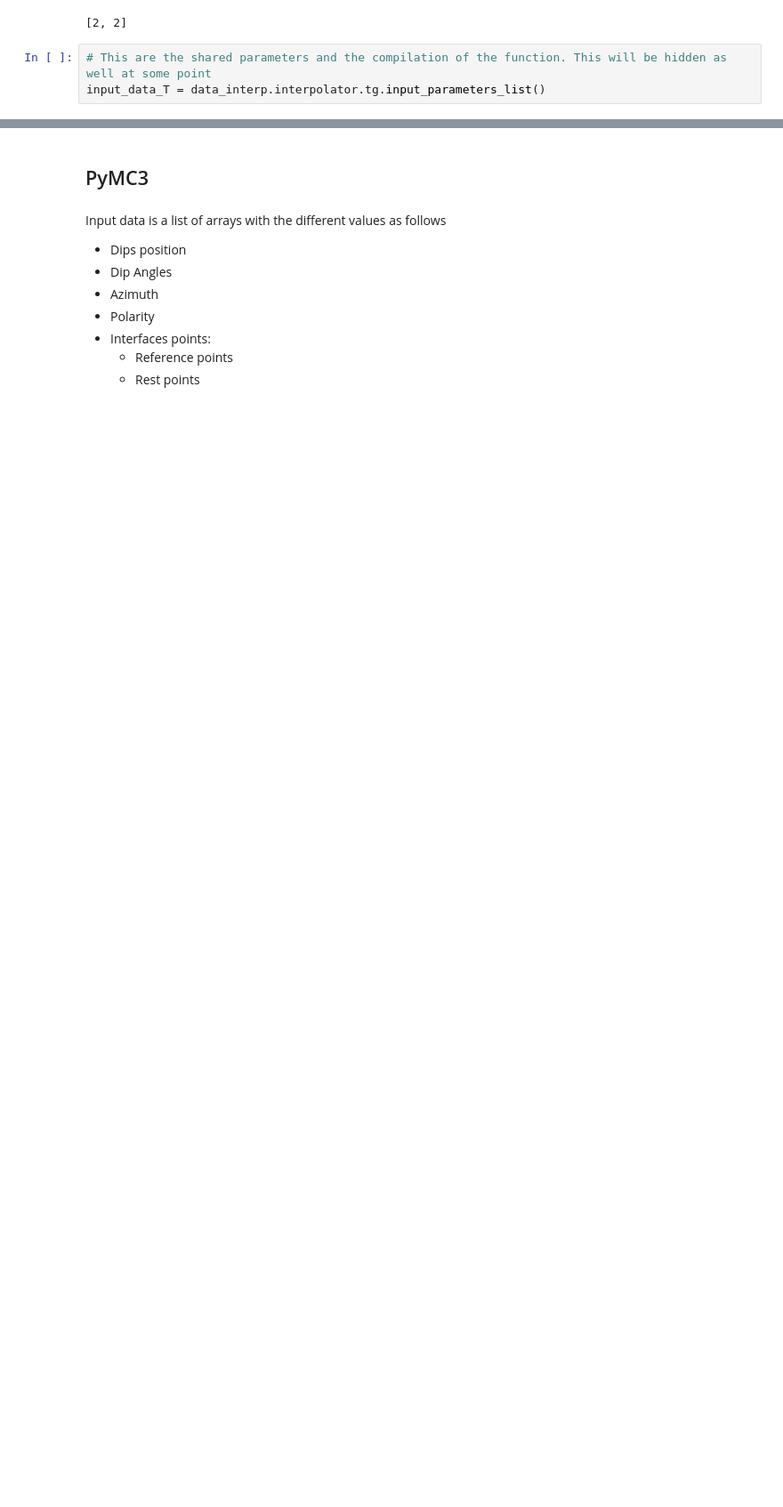
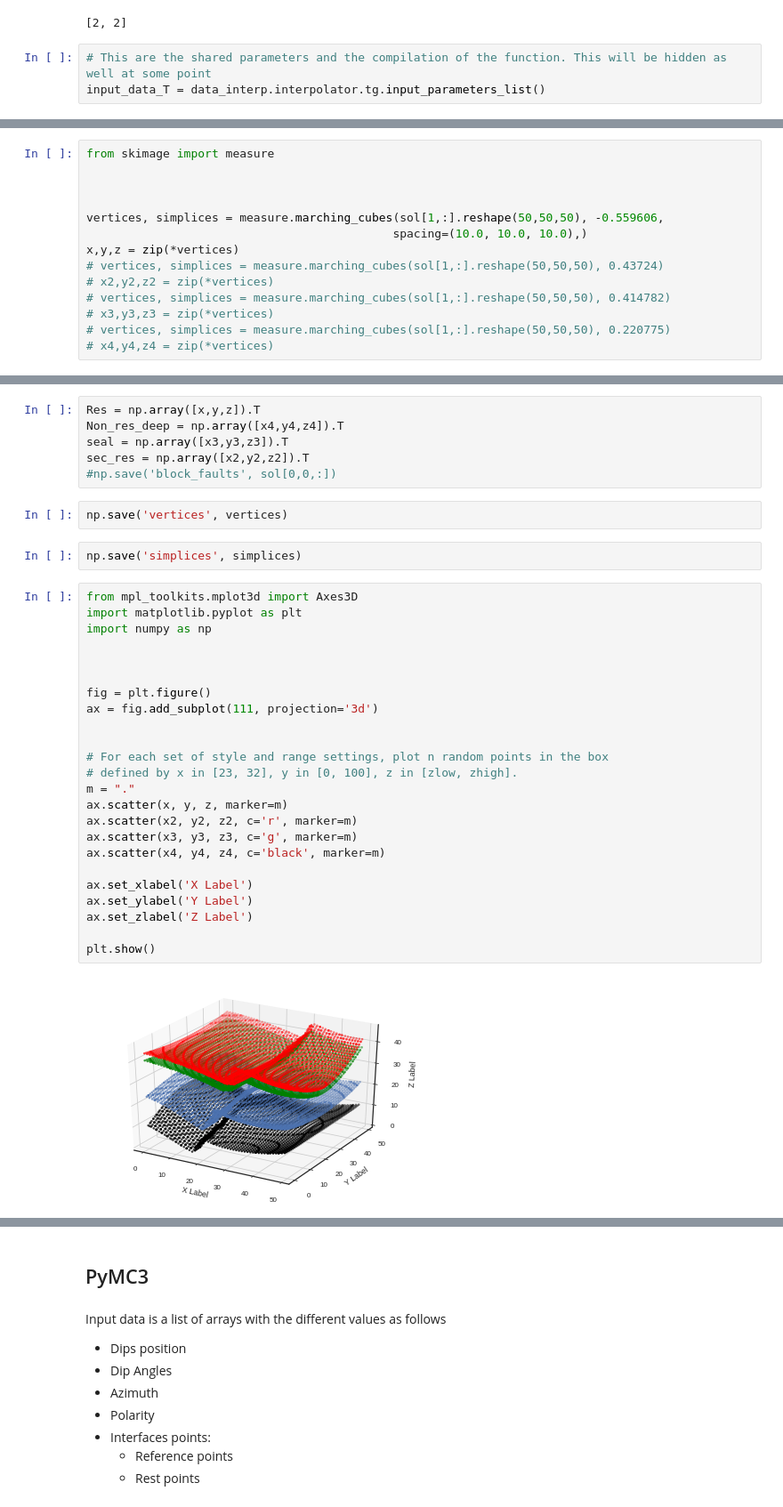
Before and after one commit to nre-aachen/gempy, a Jupyter notebook: Prototype Notebook/FabianThesis.ipynb, the cells around one changed output, grey strips where cells are left out. Shown: that part at 89% size. Cells and saved outputs as stored; diff of their text form; blank space fills up the shorter version.

```diff
--- a/Prototype Notebook/FabianThesis.ipynb
+++ b/Prototype Notebook/FabianThesis.ipynb
@@ -156,0 +222,14 @@ p3.show()
+# %%
+from skimage import measure
+
+
+
+vertices, simplices = measure.marching_cubes(sol[1,:].reshape(50,50,50), -0.559606,
+                                            spacing=(10.0, 10.0, 10.0),)
+x,y,z = zip(*vertices)
+# vertices, simplices = measure.marching_cubes(sol[1,:].reshape(50,50,50), 0.43724)
+# x2,y2,z2 = zip(*vertices)
+# vertices, simplices = measure.marching_cubes(sol[1,:].reshape(50,50,50), 0.414782)
+# x3,y3,z3 = zip(*vertices)
+# vertices, simplices = measure.marching_cubes(sol[1,:].reshape(50,50,50), 0.220775)
+# x4,y4,z4 = zip(*vertices)
@@ -156,0 +297,36 @@ p3.show()
+# %%
+Res = np.array([x,y,z]).T
+Non_res_deep = np.array([x4,y4,z4]).T
+seal = np.array([x3,y3,z3]).T
+sec_res = np.array([x2,y2,z2]).T
+#np.save('block_faults', sol[0,0,:])
+# %%
+np.save('vertices', vertices)
+# %%
+np.save('simplices', simplices)
+# %%
+from mpl_toolkits.mplot3d import Axes3D
+import matplotlib.pyplot as plt
+import numpy as np
+
+
+
+fig = plt.figure()
+ax = fig.add_subplot(111, projection='3d')
+
+
+# For each set of style and range settings, plot n random points in the box
+# defined by x in [23, 32], y in [0, 100], z in [zlow, zhigh].
+m = "."
+ax.scatter(x, y, z, marker=m)
+ax.scatter(x2, y2, z2, c='r', marker=m)
+ax.scatter(x3, y3, z3, c='g', marker=m)
+ax.scatter(x4, y4, z4, c='black', marker=m)
+
+ax.set_xlabel('X Label')
+ax.set_ylabel('Y Label')
+ax.set_zlabel('Z Label')
+
+plt.show()
+# %% [output]
+[figure, added]
```
Also changed, not shown: parts of 51 cells of this notebook, 6 other files.
